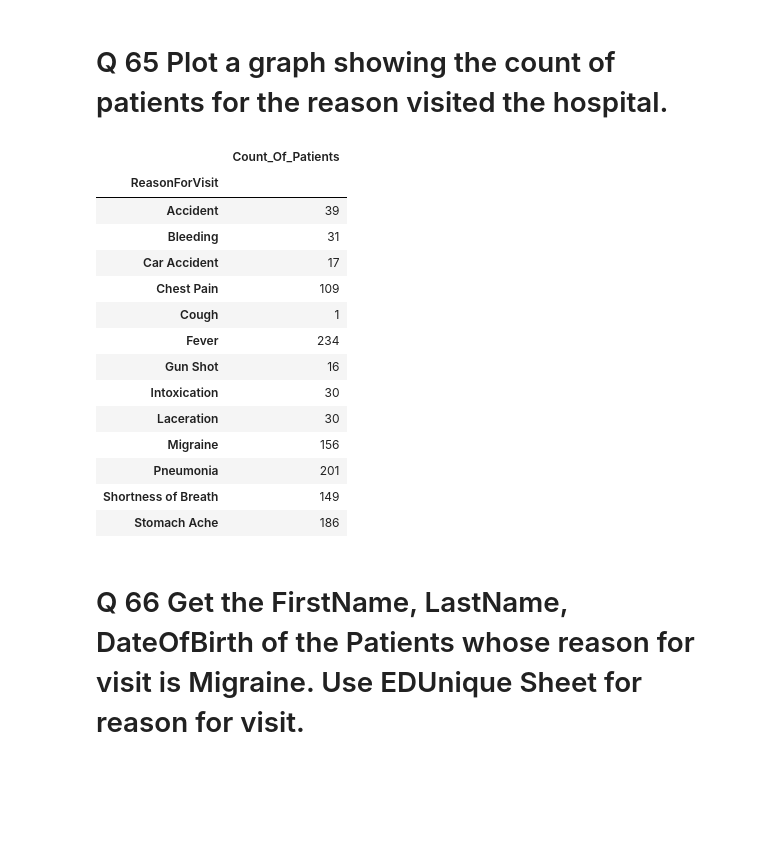
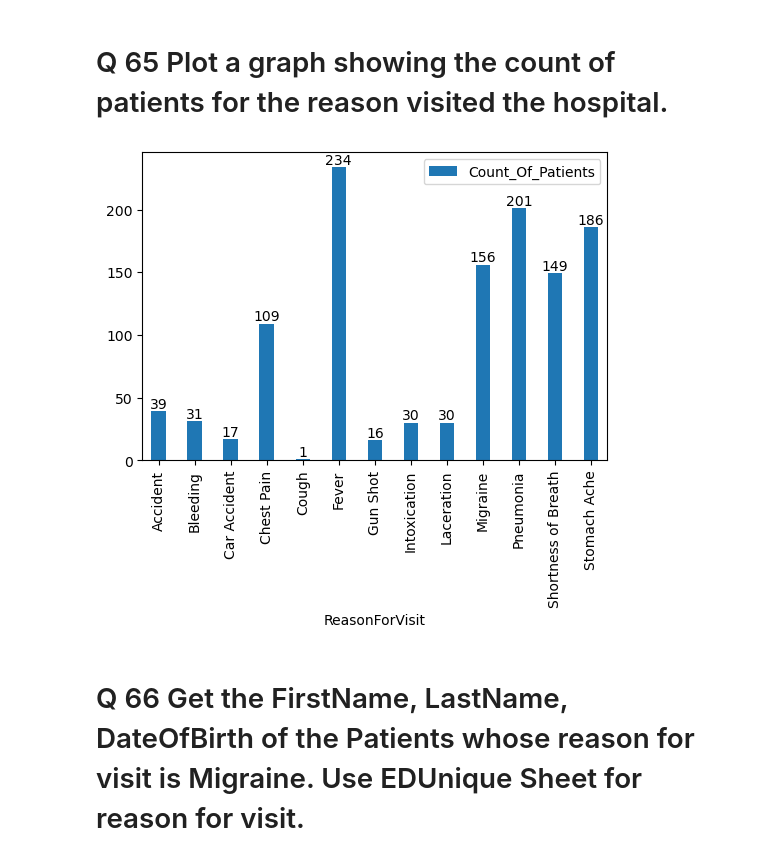
Before and after one commit to AbinayaGobinath/DataWranglers_PythonHackathon, a Jupyter notebook: DataWranglers_Finalquestions.ipynb, the cells around one changed output. Drawn from its saved outputs; the diff is of its cells as text; code cells hidden in the pictures; blank space fills up the shorter version.

```diff
--- a/DataWranglers_Finalquestions.ipynb
+++ b/DataWranglers_Finalquestions.ipynb
@@ -90,23 +90,13 @@ providersdf
 # Q 65 Plot a graph showing the count of patients for the reason visited the hospital.
 # %%
 edvisits1=edvisits.groupby('ReasonForVisit').agg(Count_Of_Patients=('PatientID','count'))
-edvisits1
+ax = edvisits1.plot.bar(figsize=(6,4), width=0.4)
+ax.bar_label(ax.containers[0], label_type='edge')
+plt.xticks(rotation='vertical')
+plt.legend()
+plt.show()
 # %% [output]
-|  | Count_Of_Patients |
-| ReasonForVisit |  |
-| Accident | 39 |
-| Bleeding | 31 |
-| Car Accident | 17 |
-| Chest Pain | 109 |
-| Cough | 1 |
-| Fever | 234 |
-| Gun Shot | 16 |
-| Intoxication | 30 |
-| Laceration | 30 |
-| Migraine | 156 |
-| Pneumonia | 201 |
-| Shortness of Breath | 149 |
-| Stomach Ache | 186 |
+[figure, added]
 # %% [markdown]
 # Q 66 Get the FirstName, LastName, DateOfBirth of the Patients whose reason for visit is Migraine. Use EDUnique Sheet for reason for visit.
 # %%
```
Also changed, not shown: parts of 10 cells of this notebook.
